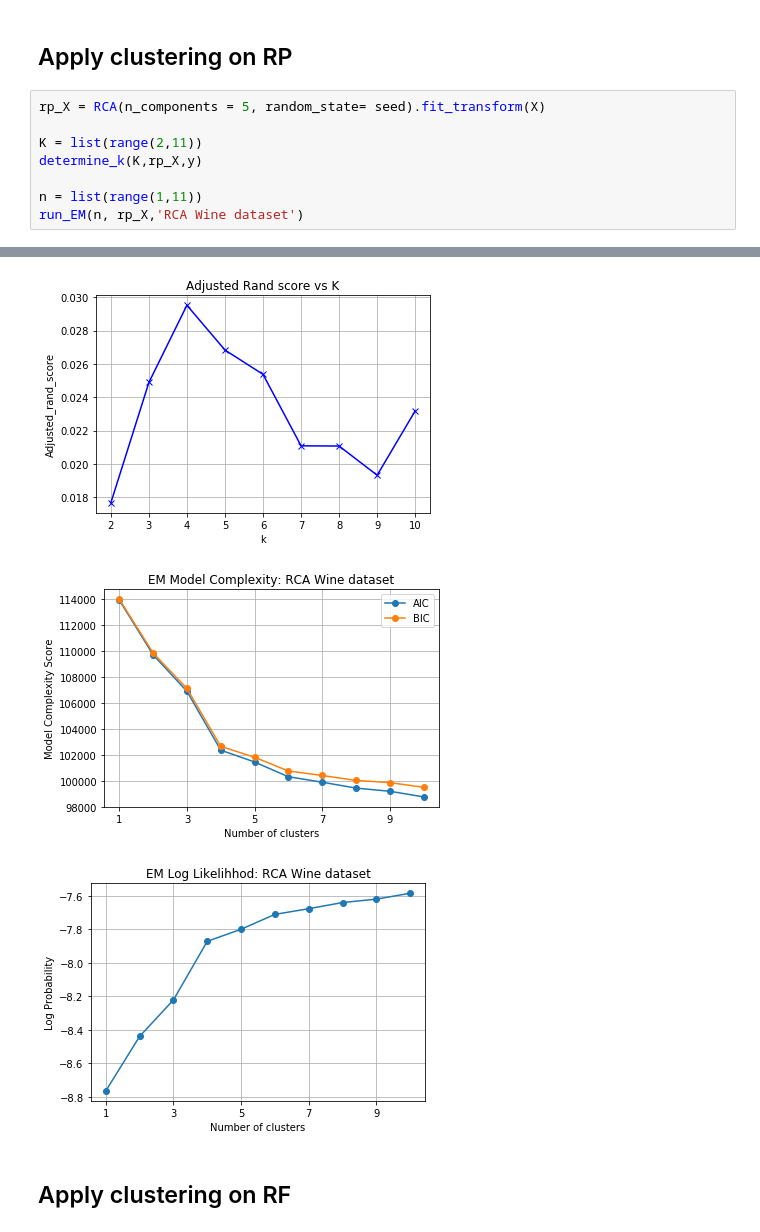
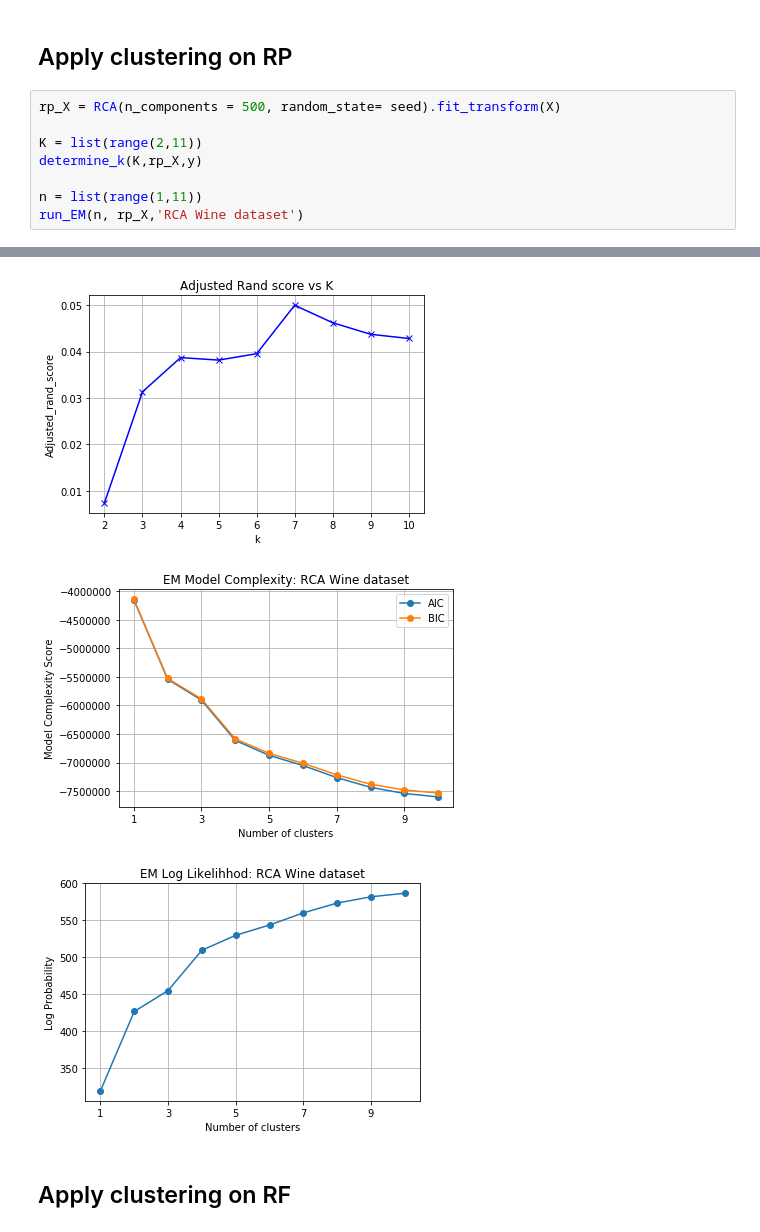
Before and after one commit to khushhallchandra/CS-7641, a Jupyter notebook: Assignment3/wine.ipynb, the cells around one changed output, grey strips where cells are left out. Saved outputs shown, nothing was run; the diff lists cells and outputs as text.

```diff
--- a/Assignment3/wine.ipynb
+++ b/Assignment3/wine.ipynb
@@ -361,7 +361,7 @@ run_EM(n, ic_X,'ICA Wine dataset')
 # %% [markdown]
 ## Apply clustering on RP
 # %%
-rp_X = RCA(n_components = 5, random_state= seed).fit_transform(X)
+rp_X = RCA(n_components = 500, random_state= seed).fit_transform(X)
 
 K = list(range(2,11))
 determine_k(K,rp_X,y)
@@ -375,6 +375,6 @@ run_EM(n, rp_X,'RCA Wine dataset')
-[figure, old version]
+[figure, new version]
-[figure, old version]
+[figure, new version]
-[figure, old version]
+[figure, new version]
 # %% [markdown]
 ## Apply clustering on RF
 # %%
```
Also changed, not shown: parts of 2 cells of this notebook, 1 other file.
